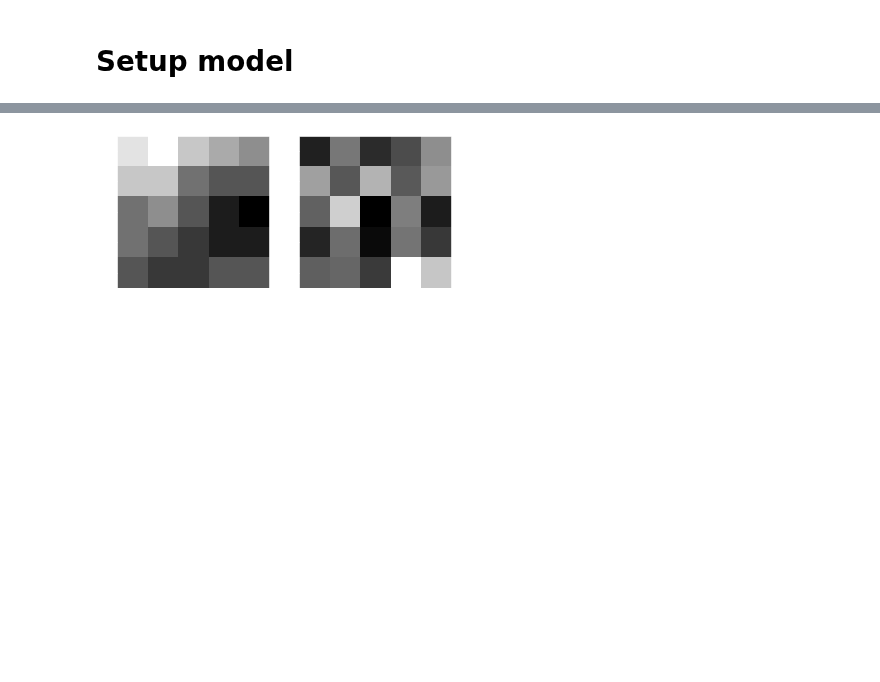
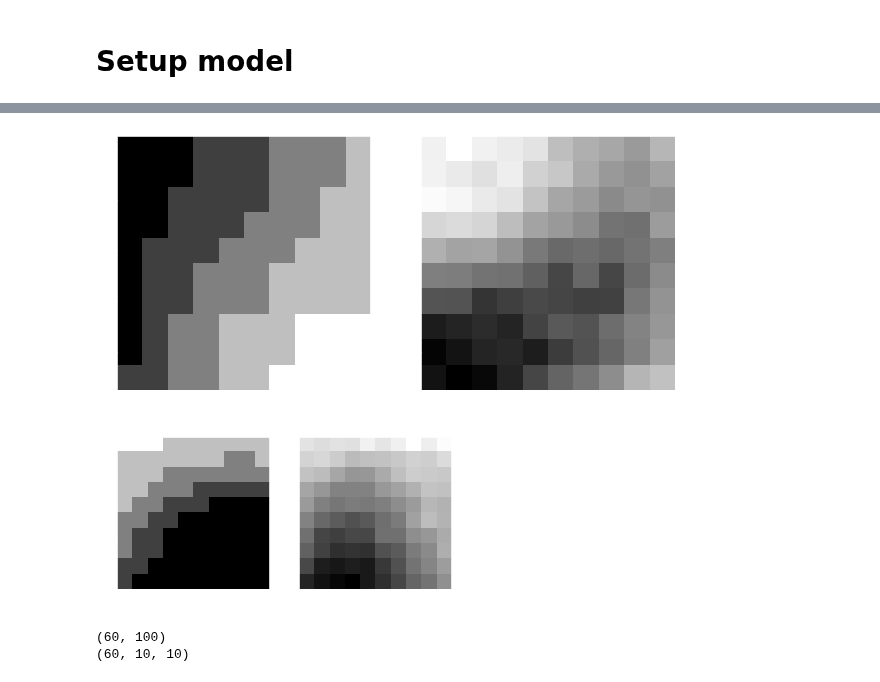
Before and after one commit to markusOlsen1/ModelBasedProject, a Jupyter notebook: main.ipynb, the cells around one changed output, grey strips where cells are left out. Drawn from its saved outputs; the diff is of its cells as text; code cells hidden in the pictures; blank space fills up the shorter version.

```diff
--- a/main.ipynb
+++ b/main.ipynb
@@ -339,7 +337,8 @@ mcmc.print_summary()
 # %%
 samples = {k:v for k, v in mcmc.get_samples().items()}
 print(samples['y_pred'].shape)
-baseline = data_blur[220:,200:205,200:205]
+
+baseline = videosTransMaskList[0][220:,200:210,200:210]/255
 mean_samples = samples["y_pred"].mean(axis=0)
 print(mean_samples.shape)
 print(baseline.shape)
@@ -360,8 +359,31 @@ plt.plot(px_values_base)
+# %%
+videoIdx = 0 # Choose video to visualize
+noFrames = 60 # Choose first noFrames to visualize
+
+if noFrames > videosList[videoIdx].shape[0]:
+    noFrames = videosList[videoIdx].shape[0]
+
+vidShow=videosList[videoIdx][:noFrames]
+
+for frame in range(noFrames):
+    fig,(ax1,ax2) = plt.subplots(1,2,figsize=(10,5))
+    ax1.imshow(baseline[frame,:].reshape(10,10),cmap='gray')
+    ax2.imshow(mean_samples[frame].reshape(10,10),cmap='gray')
+    plt.show()
+    clear_output(wait=True)
+# %% [output]
+[figure, added]
 # %%
 %matplotlib inline
 fig,(ax1,ax2) = plt.subplots(1,2)
-ax1.imshow(base[0,:].reshape(5,5),cmap='gray')
-ax2.imshow(mean_samples[0].reshape(5,5),cmap='gray')
+ax1.imshow(baseline[6,:].reshape(10,10),cmap='gray')
+ax2.imshow(mean_samples[6].reshape(10,10),cmap='gray')
 plt.show()
 # %% [output]
-[figure, old version]
+[figure, new version]
+# %%
+print(mean_samples.shape)
+print(baseline.shape)
+# %% [output]
+(60, 100)
+(60, 10, 10)
```
Also changed, not shown: parts of 21 cells of this notebook.
